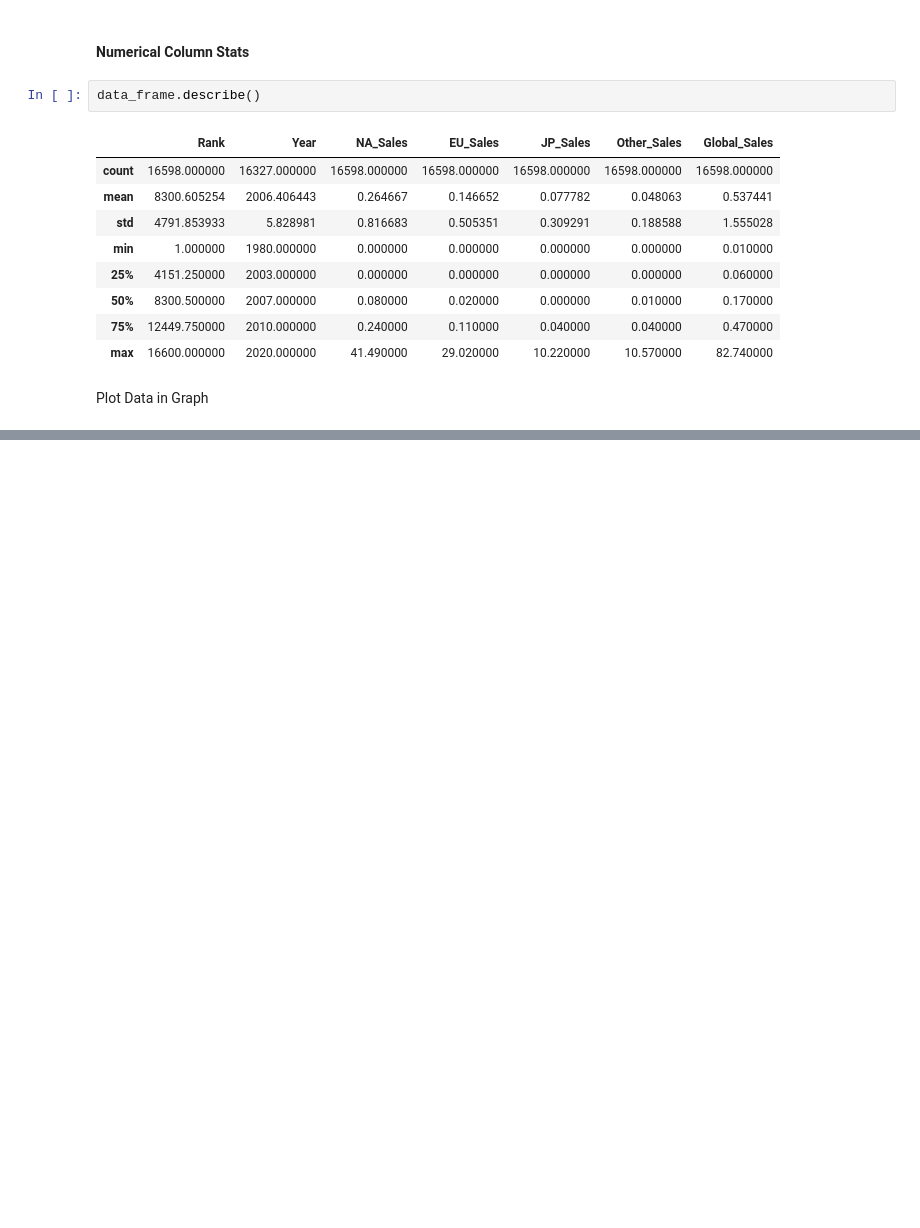
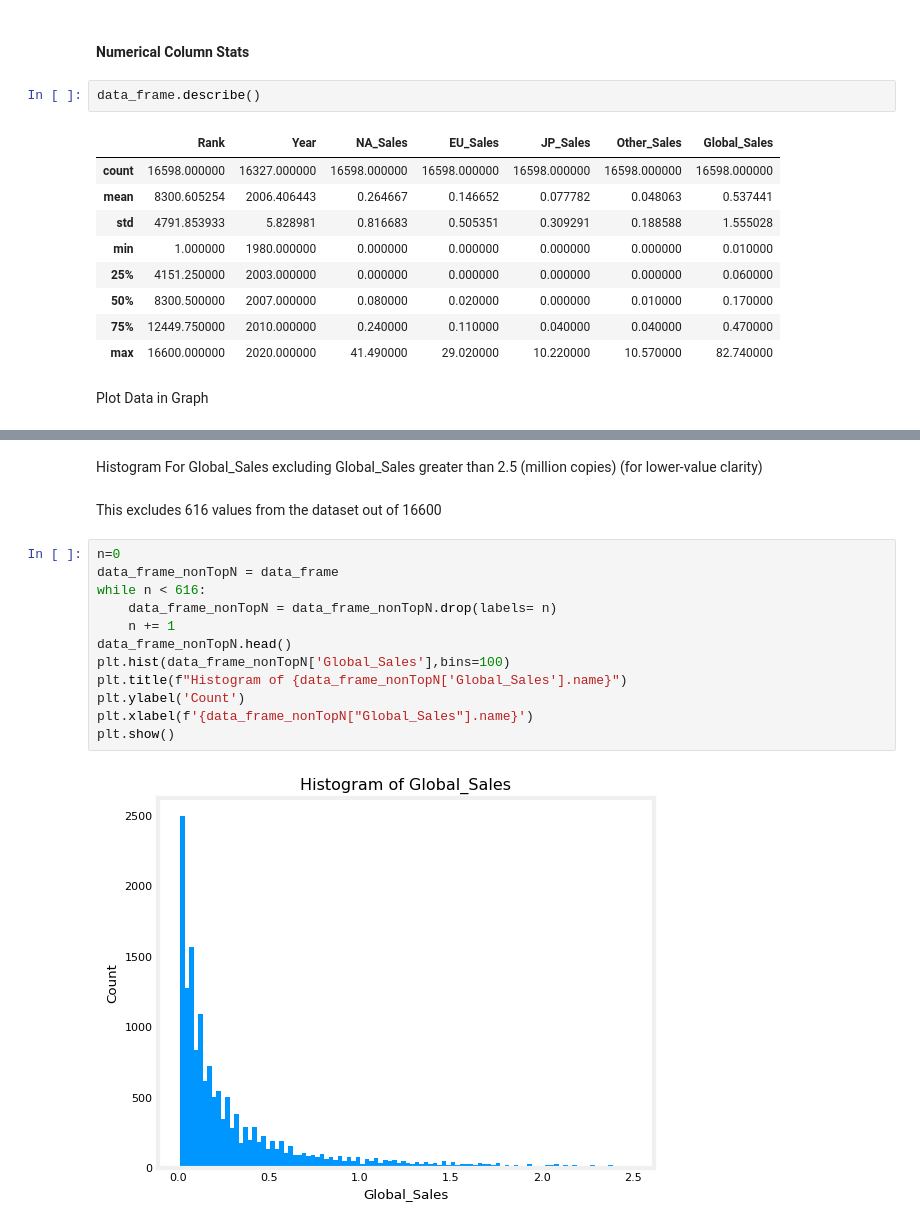
Before and after one commit to TempeHS/2025SE-LiamW-ML_AssessmentTask, a Jupyter notebook: Data_Wrangling/1. Data_Preview.ipynb, the cells around one changed output, grey strips where cells are left out. Drawn from its saved outputs; the diff is of its cells as text; blank space fills up the shorter version.

```diff
--- a/Data_Wrangling/1. Data_Preview.ipynb
+++ b/Data_Wrangling/1. Data_Preview.ipynb
@@ -71,0 +108,18 @@ NameError: name 'data_frame' is not defined
+# %% [markdown]
+Histogram For Global_Sales excluding Global_Sales greater than 2.5 (million copies) (for lower-value clarity)
+# %% [markdown]
+This excludes 616 values from the dataset out of 16600
+# %%
+n=0
+data_frame_nonTopN = data_frame
+while n < 616:
+    data_frame_nonTopN = data_frame_nonTopN.drop(labels= n)
+    n += 1
+data_frame_nonTopN.head()
+plt.hist(data_frame_nonTopN['Global_Sales'],bins=100)
+plt.title(f"Histogram of {data_frame_nonTopN['Global_Sales'].name}")
+plt.ylabel('Count')
+plt.xlabel(f'{data_frame_nonTopN["Global_Sales"].name}')
+plt.show()
+# %% [output]
+[figure, added]
```
Also changed, not shown: parts of 21 cells of this notebook.
